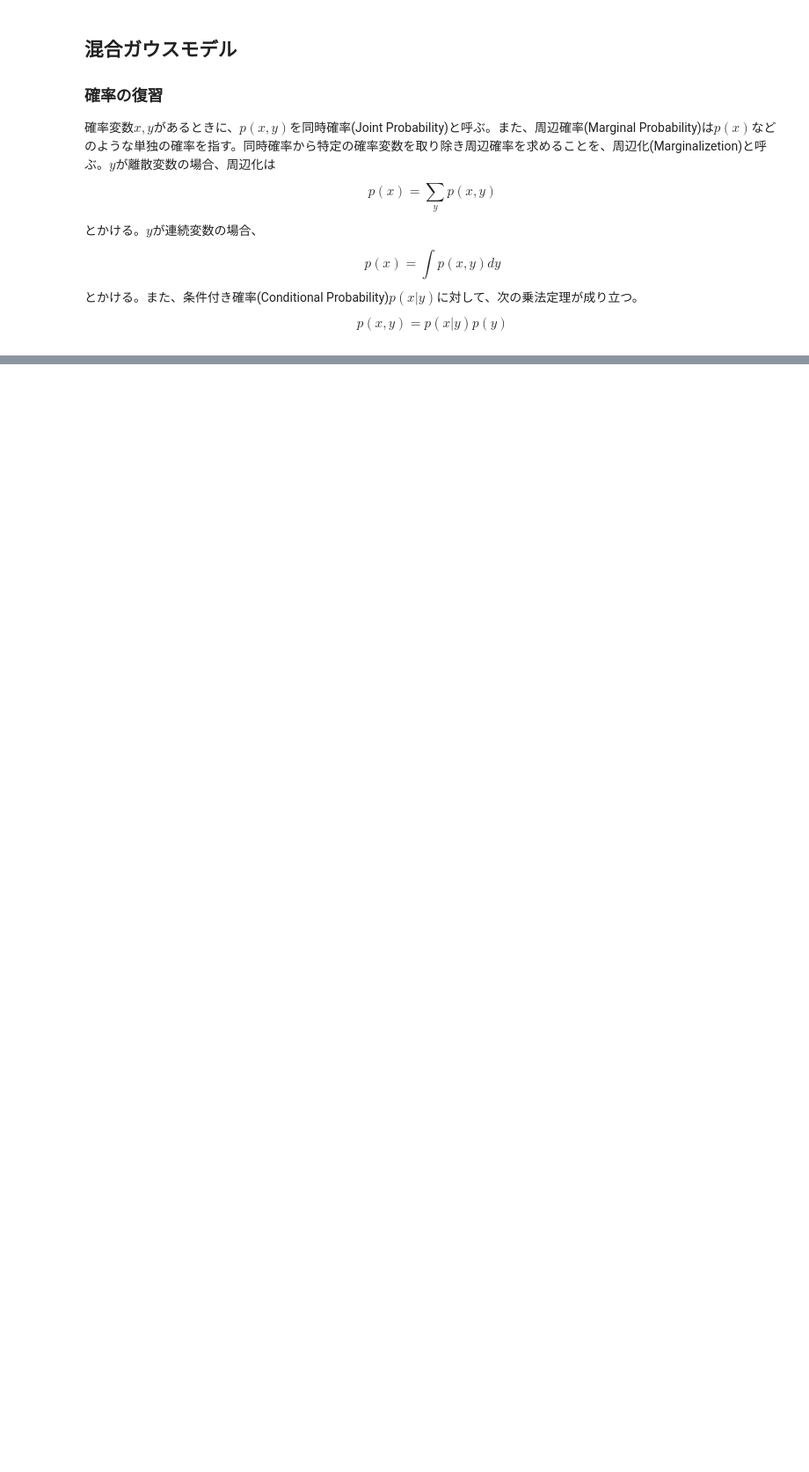
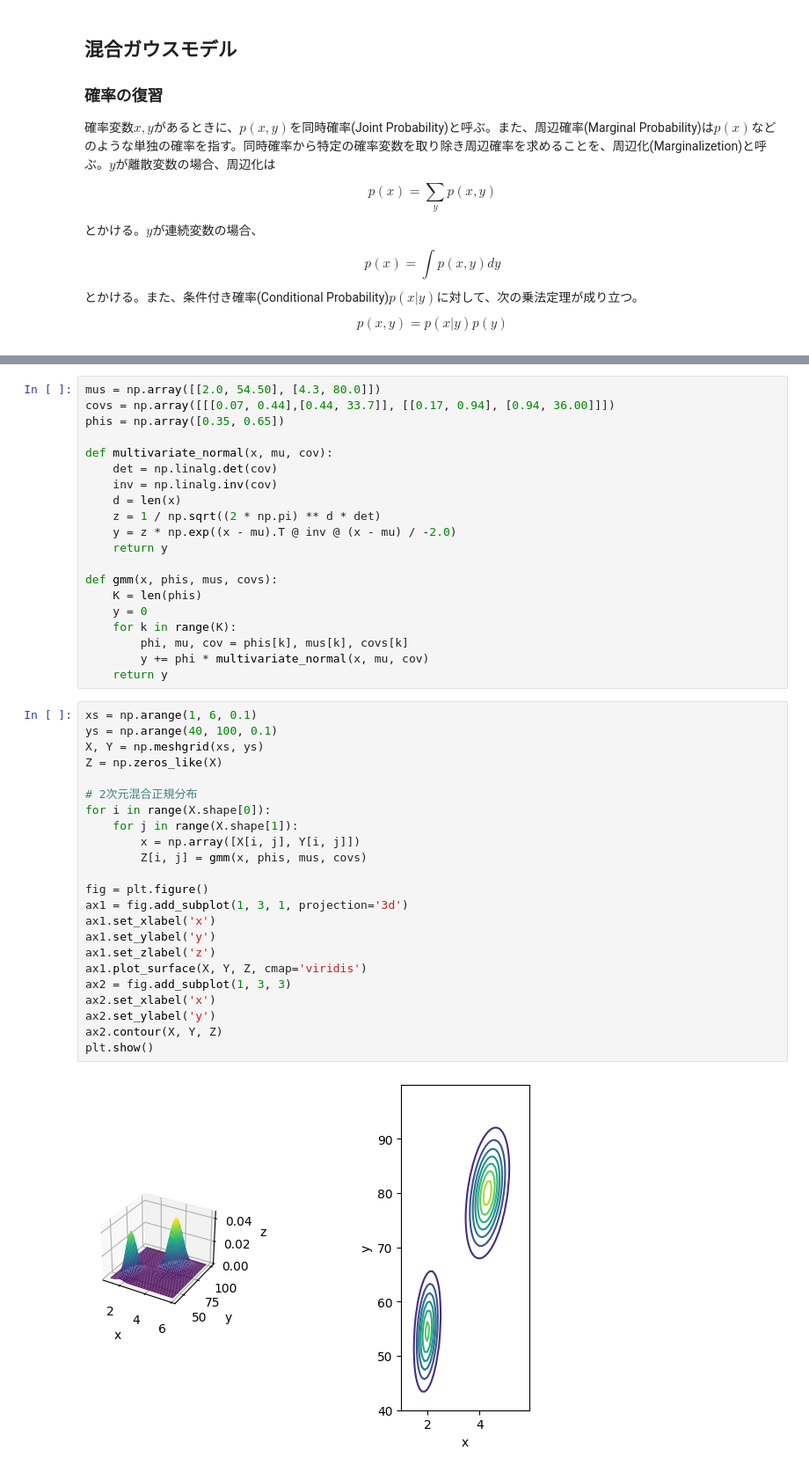
Before and after one commit to msdsm/oreilly-deeplearning-5, a Jupyter notebook: 04/04.ipynb, the cells around one changed output, grey strips where cells are left out. Shown at 88% size. Saved outputs shown, nothing was run; the diff lists cells and outputs as text; blank space fills up the shorter version.

```diff
--- a/04/04.ipynb
+++ b/04/04.ipynb
@@ -69,0 +116,45 @@ $$
+# %%
+mus = np.array([[2.0, 54.50], [4.3, 80.0]])
+covs = np.array([[[0.07, 0.44],[0.44, 33.7]], [[0.17, 0.94], [0.94, 36.00]]])
+phis = np.array([0.35, 0.65])
+
+def multivariate_normal(x, mu, cov):
+    det = np.linalg.det(cov)
+    inv = np.linalg.inv(cov)
+    d = len(x)
+    z = 1 / np.sqrt((2 * np.pi) ** d * det)
+    y = z * np.exp((x - mu).T @ inv @ (x - mu) / -2.0)
+    return y
+
+def gmm(x, phis, mus, covs):
+    K = len(phis)
+    y = 0
+    for k in range(K):
+        phi, mu, cov = phis[k], mus[k], covs[k]
+        y += phi * multivariate_normal(x, mu, cov)
+    return y
+# %%
+xs = np.arange(1, 6, 0.1)
+ys = np.arange(40, 100, 0.1)
+X, Y = np.meshgrid(xs, ys)
+Z = np.zeros_like(X)
+
+# 2次元混合正規分布
+for i in range(X.shape[0]):
+    for j in range(X.shape[1]):
+        x = np.array([X[i, j], Y[i, j]])
+        Z[i, j] = gmm(x, phis, mus, covs)
+
+fig = plt.figure()
+ax1 = fig.add_subplot(1, 3, 1, projection='3d')
+ax1.set_xlabel('x')
+ax1.set_ylabel('y')
+ax1.set_zlabel('z')
+ax1.plot_surface(X, Y, Z, cmap='viridis')
+ax2 = fig.add_subplot(1, 3, 3)
+ax2.set_xlabel('x')
+ax2.set_ylabel('y')
+ax2.contour(X, Y, Z)
+plt.show()
+# %% [output]
+[figure, added]
```
Also changed, not shown: parts of 3 cells of this notebook.
